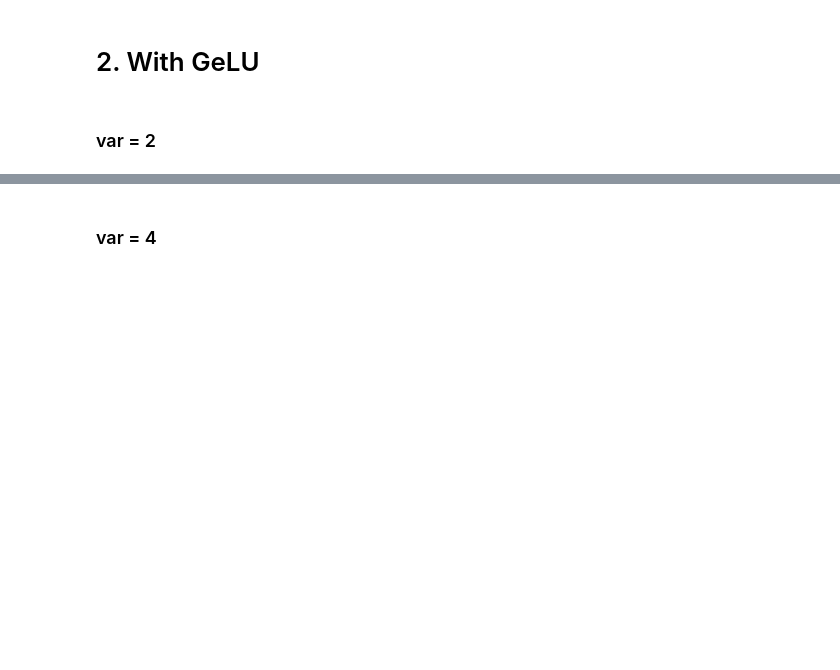
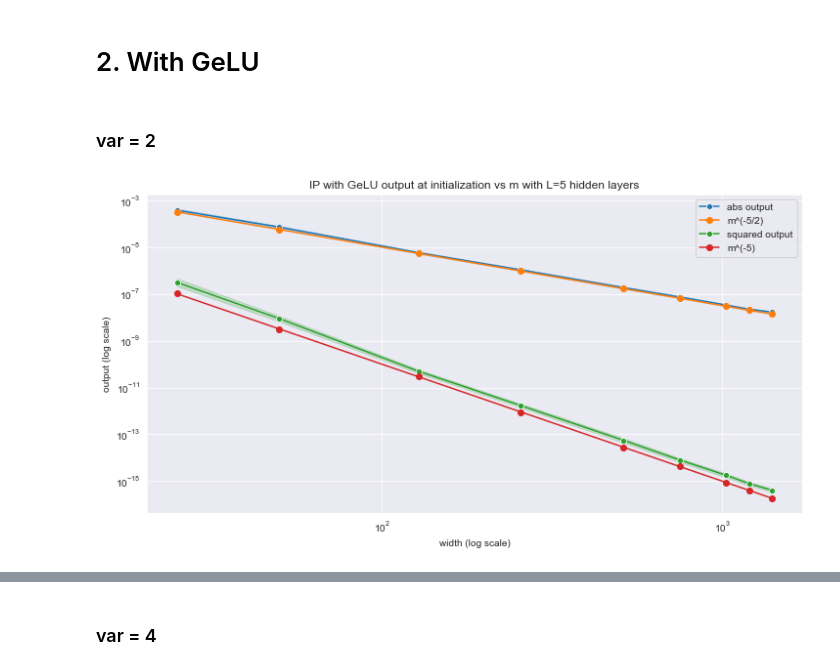
Before and after one commit to karl-hajjar/wide-networks, a Jupyter notebook: pytorch/notebooks/abc_parameterizations/initialization/plot-fc-models-init.ipynb, the cells around one changed output, grey strips where cells are left out. Cells and saved outputs as stored; diff of their text form; code cells hidden in the pictures; blank space fills up the shorter version.

```diff
--- a/pytorch/notebooks/abc_parameterizations/initialization/plot-fc-models-init.ipynb
+++ b/pytorch/notebooks/abc_parameterizations/initialization/plot-fc-models-init.ipynb
@@ -65,6 +80,15 @@ results_df = plot_init_outputs_vs_m(fig_path, 'IP', ip.FCIP, n_trials, widths, b
 # 2. With GeLU
 # %% [markdown]
 ### var = 2
+# %%
+# default value for variance is 2.0
+config = deepcopy(base_model_config)
+config.activation.name = "gelu"
+fig_path = os.path.join(FIGURES_DIR, 'ip_outputs_gelu_var_2_L={}.png'.format(L))
+results_df = plot_init_outputs_vs_m(fig_path, 'IP with GeLU', ip.FCIP, n_trials, widths, config, x=x,
+                                    c=0.)
+# %% [output]
+[figure, added]
 # %%
 # default value for variance is 2.0
 config = deepcopy(base_model_config)
```
Also changed, not shown: parts of 29 cells of this notebook, 16 other files.
